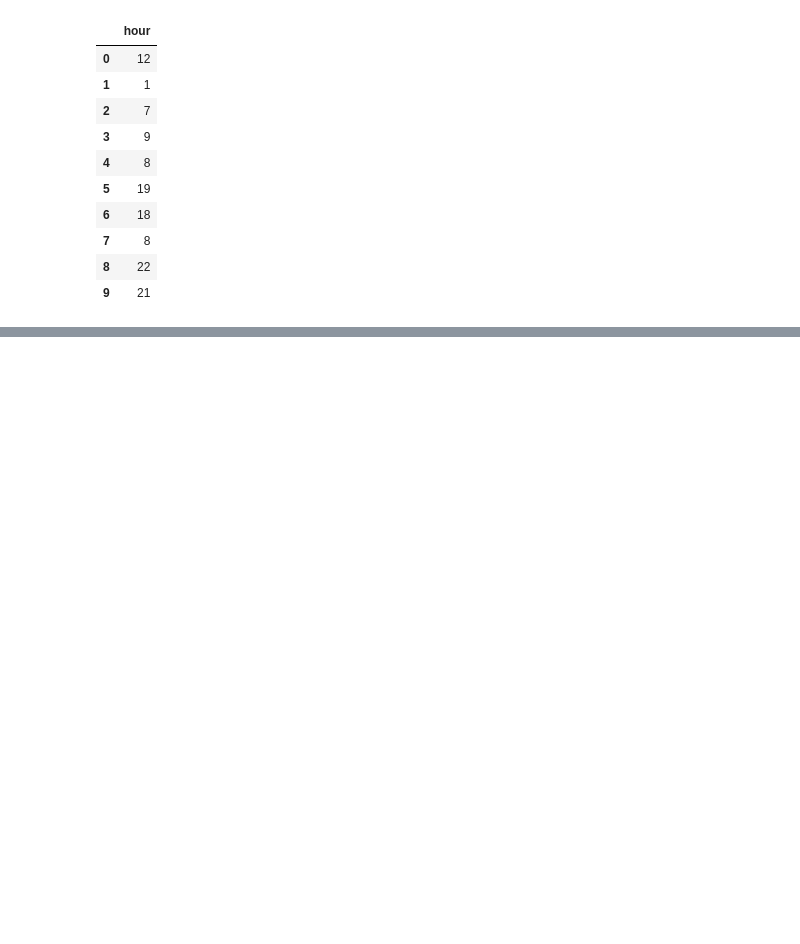
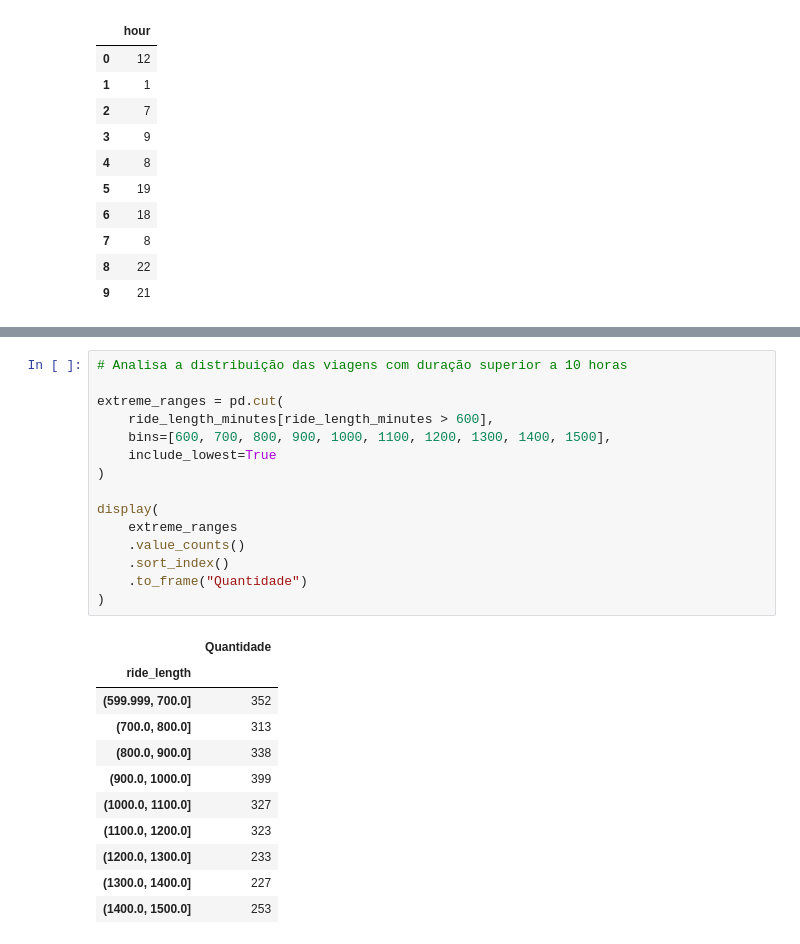
Before and after one commit to AleCecilio/Analise_Cyclistic, a Jupyter notebook: notebooks/02_data_cleaning.ipynb, the cells around one changed output, grey strips where cells are left out. Drawn from its saved outputs; the diff is of its cells as text; blank space fills up the shorter version.

```diff
--- a/notebooks/02_data_cleaning.ipynb
+++ b/notebooks/02_data_cleaning.ipynb
@@ -1520,0 +1644,27 @@ Hora da Viajem
+# %%
+# Analisa a distribuição das viagens com duração superior a 10 horas
+
+extreme_ranges = pd.cut(
+    ride_length_minutes[ride_length_minutes > 600],
+    bins=[600, 700, 800, 900, 1000, 1100, 1200, 1300, 1400, 1500],
+    include_lowest=True
+)
+
+display(
+    extreme_ranges
+    .value_counts()
+    .sort_index()
+    .to_frame("Quantidade")
+)
+# %% [output]
+|  | Quantidade |
+| ride_length |  |
+| (599.999, 700.0] | 352 |
+| (700.0, 800.0] | 313 |
+| (800.0, 900.0] | 338 |
+| (900.0, 1000.0] | 399 |
+| (1000.0, 1100.0] | 327 |
+| (1100.0, 1200.0] | 323 |
+| (1200.0, 1300.0] | 233 |
+| (1300.0, 1400.0] | 227 |
+| (1400.0, 1500.0] | 253 |
```
Also changed, not shown: parts of 19 cells of this notebook.
